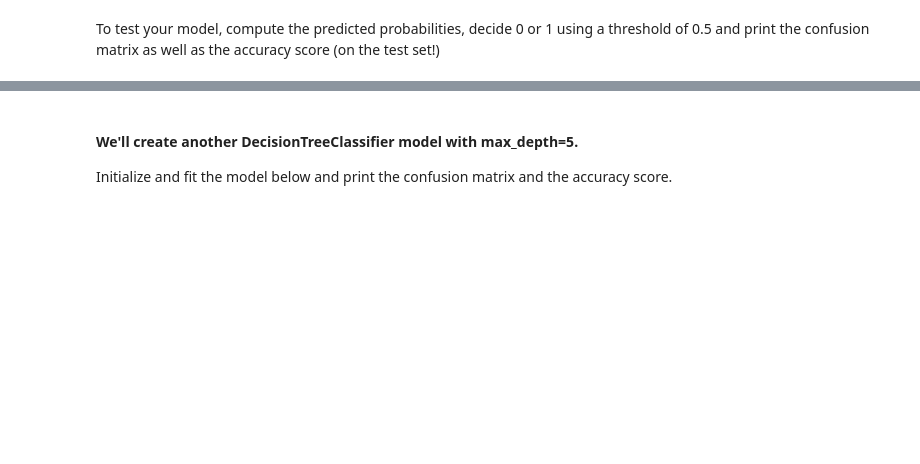
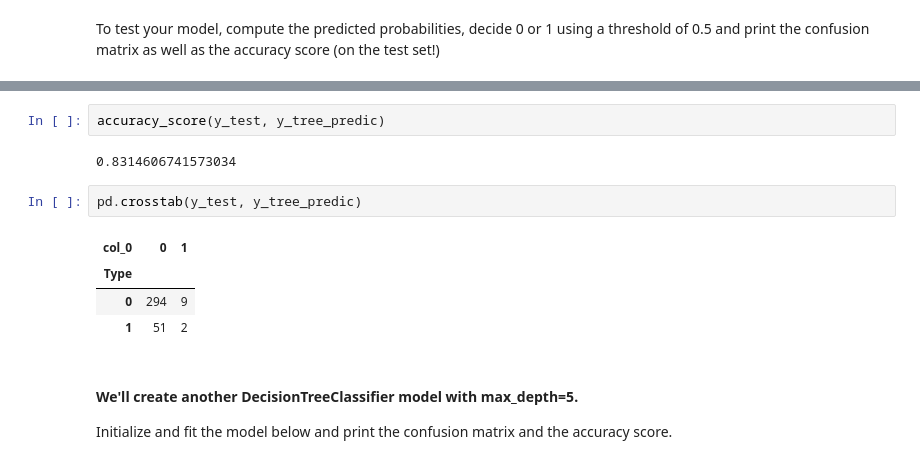
Before and after one commit to PaolaKarina/lab-supervised-learning, a Jupyter notebook: your-code/main.ipynb, the cells around one changed output, grey strips where cells are left out. Cells and saved outputs as stored; diff of their text form; blank space fills up the shorter version.

```diff
--- a/your-code/main.ipynb
+++ b/your-code/main.ipynb
@@ -601,3 +718,14 @@ To test your model, compute the predicted probabilities, decide 0 or 1 using a t
+# %%
+accuracy_score(y_test, y_tree_predic)
+# %% [output]
+0.8314606741573034
+# %%
+pd.crosstab(y_test, y_tree_predic)
+# %% [output]
+| col_0 | 0 | 1 |
+| Type |  |  |
+| 0 | 294 | 9 |
+| 1 | 51 | 2 |
 # %% [markdown]
 #### We'll create another DecisionTreeClassifier model with max_depth=5.
 Initialize and fit the model below and print the confusion matrix and the accuracy score.
```
Also changed, not shown: parts of 48 cells of this notebook.
